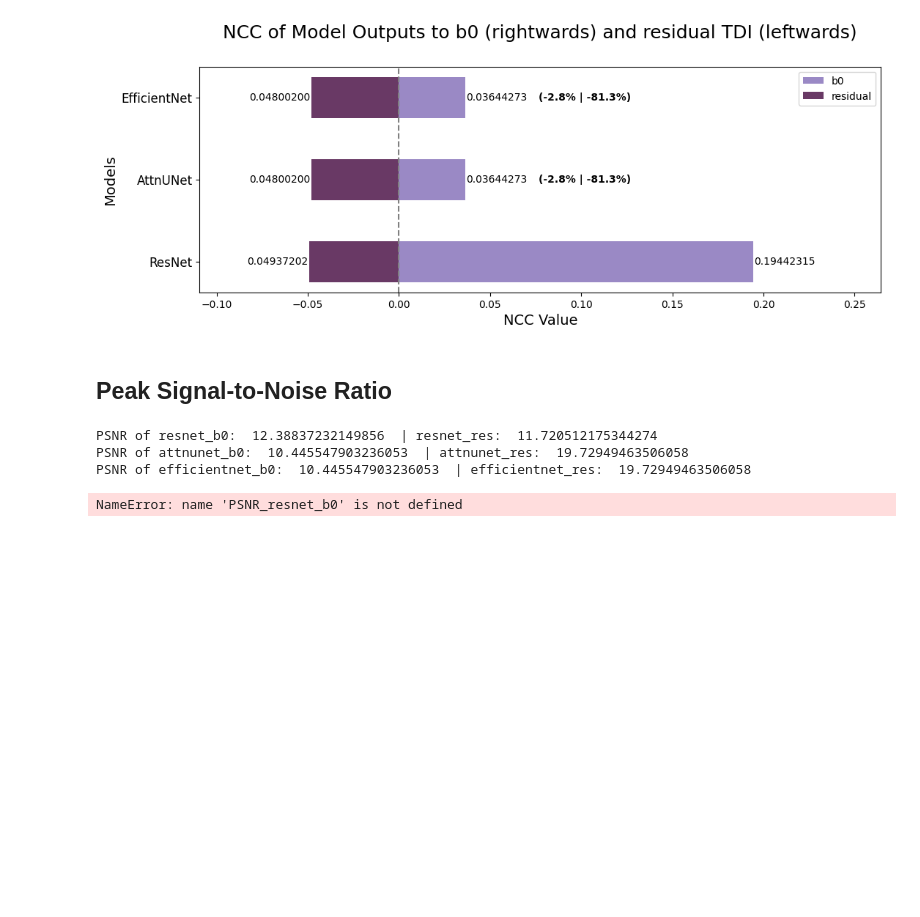
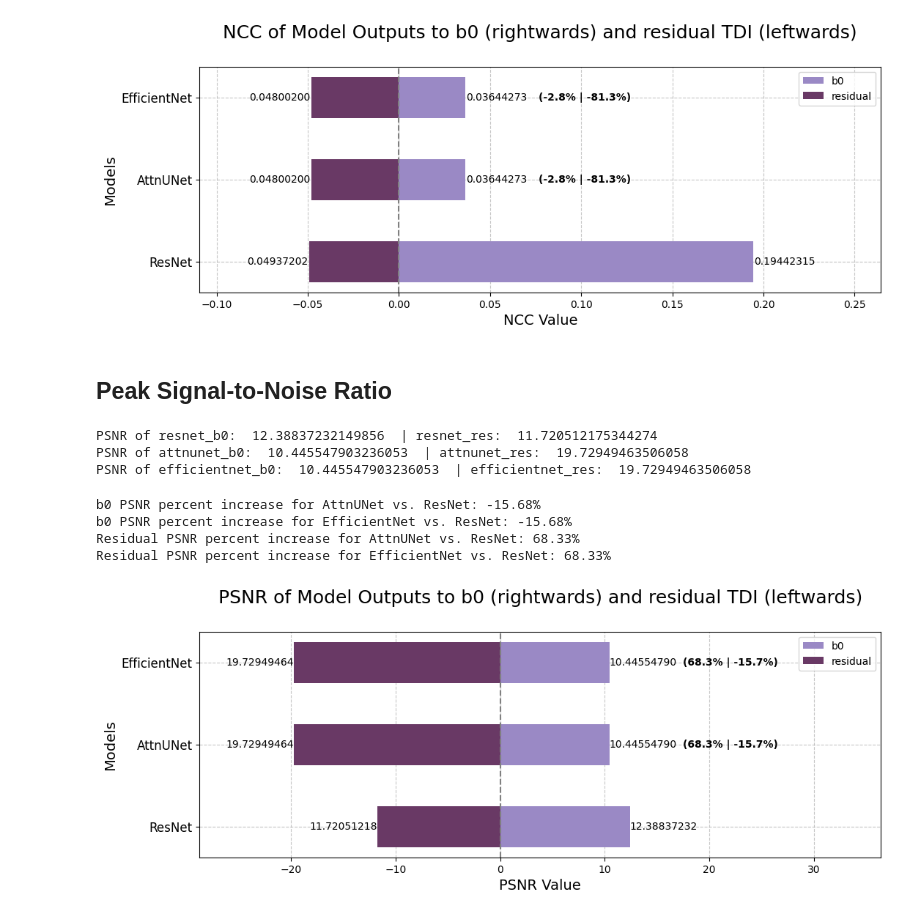
Before and after one commit to Hana-Ali/Deep-Learning-For-SC, a Jupyter notebook: Marmoset_Residual_Training/evaluation/residual_evaluation.ipynb, the cells around one changed output. Saved outputs shown, nothing was run; the diff lists cells and outputs as text; code cells hidden in the pictures; blank space fills up the shorter version.

```diff
--- a/Marmoset_Residual_Training/evaluation/residual_evaluation.ipynb
+++ b/Marmoset_Residual_Training/evaluation/residual_evaluation.ipynb
@@ -297,9 +307,10 @@ fig, ax = plt.subplots(figsize=(12, 4))
 bar_width = 0.5
 r = np.arange(len(models))
 
-# Creating bars
-bars1 = ax.barh(r, ssim_b0, height=bar_width, label='b0', color=pinkish)
-bars2 = ax.barh(r, ssim_residual, height=bar_width, label='residual', color=purpleish)
+# Creating bars with a higher zorder
+bars1 = ax.barh(r, ssim_b0, height=bar_width, label='b0', color=pinkish, zorder=2)
+bars2 = ax.barh(r, ssim_residual, height=bar_width, label='residual', color=purpleish, zorder=2)
+
 
 # Adding SSIM values tightly on the bars
 for bar in bars1:
@@ -360,6 +371,9 @@ ax.set_yticklabels(models, fontsize=12)
 ax.axvline(0, color='grey', linestyle='--')
 ax.legend()
 
+# Adding a grid for better readability
+ax.grid(True, linestyle='--', which='both', alpha=0.7, zorder=0)
+
 plt.show()
 # %% [output]
 b0 SSIM percent increase for AttnUNet vs. ResNet: -53.44%
@@ -435,9 +449,9 @@ fig, ax = plt.subplots(figsize=(12, 4))
 bar_width = 0.5
 r = np.arange(len(models))
 
-# Creating bars
-bars1 = ax.barh(r, NCC_b0, height=bar_width, label='b0', color=pinkish)
-bars2 = ax.barh(r, NCC_residual, height=bar_width, label='residual', color=purpleish)
+# Creating bars with a higher zorder
+bars1 = ax.barh(r, NCC_b0, height=bar_width, label='b0', color=pinkish, zorder=2)
+bars2 = ax.barh(r, NCC_residual, height=bar_width, label='residual', color=purpleish, zorder=2)
 
 # Adding NCC values tightly on the bars
 for bar in bars1:
@@ -499,6 +513,9 @@ ax.set_yticklabels(models, fontsize=12)
 ax.axvline(0, color='grey', linestyle='--')
 ax.legend()
 
+# Adding a grid for better readability
+ax.grid(True, linestyle='--', which='both', alpha=0.7, zorder=0)
+
 plt.show()
 # %% [output]
 b0 NCC percent increase for AttnUNet vs. ResNet: -81.26%
@@ -574,9 +591,10 @@ fig, ax = plt.subplots(figsize=(12, 4))
 bar_width = 0.5
 r = np.arange(len(models))
 
-# Creating bars
-bars1 = ax.barh(r, PSNR_b0, height=bar_width, label='b0', color=pinkish)
-bars2 = ax.barh(r, PSNR_residual, height=bar_width, label='residual', color=purpleish)
+# Creating bars with a higher zorder
+bars1 = ax.barh(r, PSNR_b0, height=bar_width, label='b0', color=pinkish, zorder=2)
+bars2 = ax.barh(r, PSNR_residual, height=bar_width, label='residual', color=purpleish, zorder=2)
+
 
 # Adding PSNR values tightly on the bars
 for bar in bars1:
@@ -613,31 +631,38 @@ print(f"Residual PSNR percent increase for EfficientNet vs. ResNet: {res_percent
 # Show the percent increase in PSNR values
 percent_increase = [[0, 0],
                     [res_percent_increase_attnunet, b0_percent_increase_attnunet],
                     [res_percent_increase_efficientnet, b0_percent_increase_efficientnet]]
 for i, (bar1, bar2, pincrease) in enumerate(zip(bars1, bars2, percent_increase)):
     if i == 0:
         continue
     x = max(bar1.get_width(), bar2.get_width()) + 7  # Adjusted this value to move the label further to the right
     y = bar1.get_y() + bar1.get_height()/2
     ax.text(x, y, f'({pincrease[0]:.1f}% | {pincrease[1]:.1f}%)', ha='left', va='center', fontsize=10, weight='bold', color='black')
 
 
 
 # Adjust the x-axis limits to make the left scale larger
 left_limit = min(PSNR_residual) - 9  # adding a bit more space on the left
 right_limit = max(PSNR_b0) + 24  # little space on the right
 ax.set_xlim(left_limit, right_limit)
 
 # Setting labels, title, and ticks
 ax.set_ylabel('Models', fontsize=14)
 ax.set_xlabel('PSNR Value', fontsize=14)
 title = ax.set_title('PSNR of Model Outputs to b0 (rightwards) and residual TDI (leftwards)',
                      fontsize=18, y=1.1)
 ax.set_yticks(r)
 ax.set_yticklabels(models, fontsize=12)
 ax.axvline(0, color='grey', linestyle='--')
 ax.legend()
 
+# Adding a grid for better readability
+ax.grid(True, linestyle='--', which='both', alpha=0.7, zorder=0)
+
 plt.show()
 # %% [output]
-NameError: name 'PSNR_resnet_b0' is not defined
+b0 PSNR percent increase for AttnUNet vs. ResNet: -15.68%
+b0 PSNR percent increase for EfficientNet vs. ResNet: -15.68%
+Residual PSNR percent increase for AttnUNet vs. ResNet: 68.33%
+Residual PSNR percent increase for EfficientNet vs. ResNet: 68.33%
+[figure, added]
```
Also changed, not shown: parts of 5 cells of this notebook.
